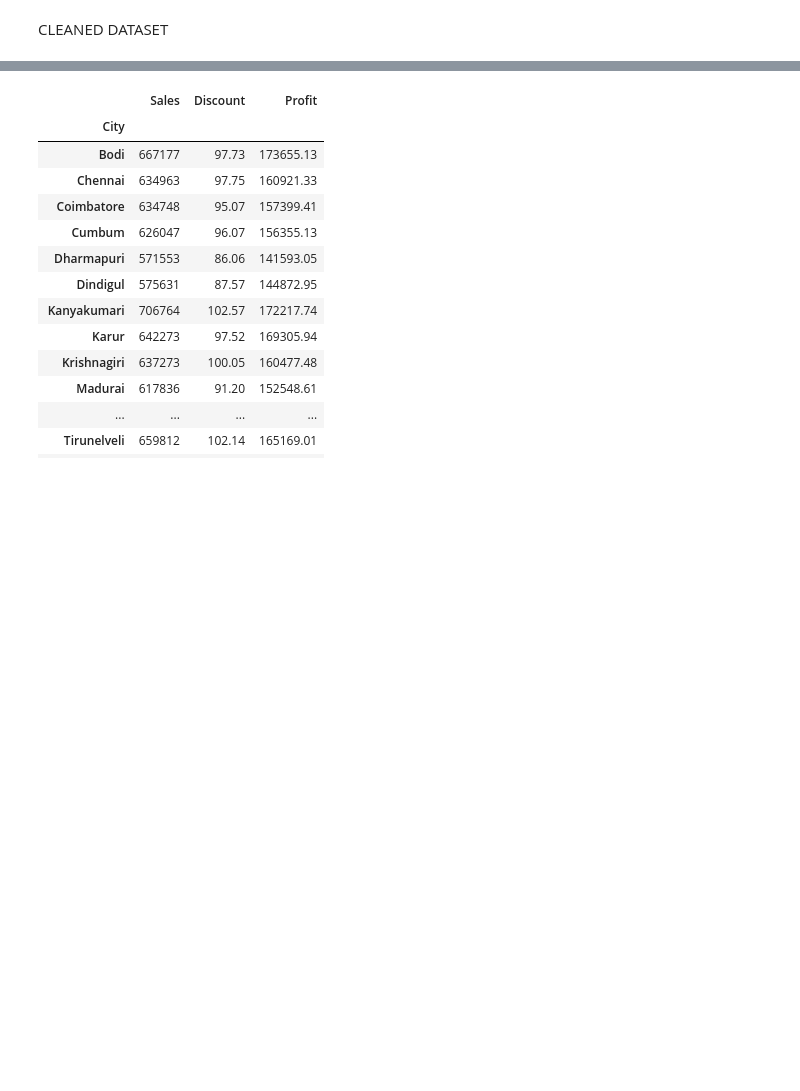
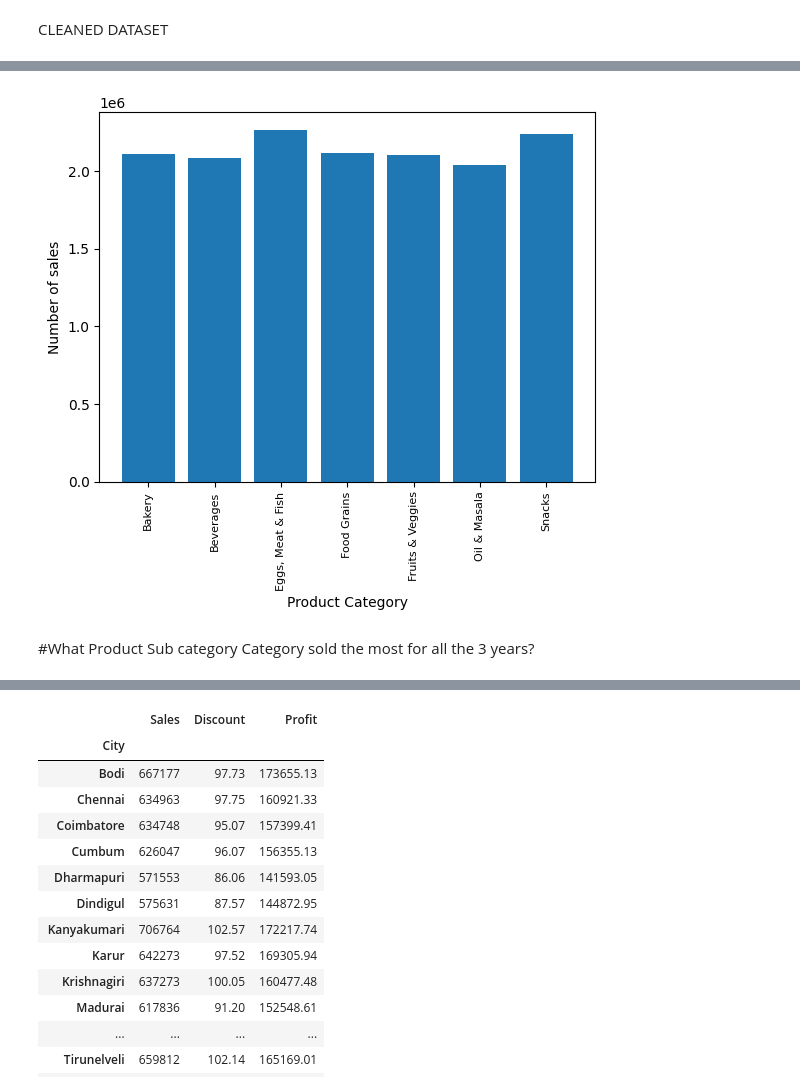
Before and after one commit to wandieinnocents/sales_analysis_pyhon_thesis_v3, a Jupyter notebook: v3_A_MULTIMODAL_ML_FRAMEWORK_FOR_BUSINESS_PERFORMANCE_ANALYSIS_Research_progress_v3.ipynb, the cells around one changed output, grey strips where cells are left out. Drawn from its saved outputs; the diff is of its cells as text; code cells hidden in the pictures; blank space fills up the shorter version.

```diff
--- a/v3_A_MULTIMODAL_ML_FRAMEWORK_FOR_BUSINESS_PERFORMANCE_ANALYSIS_Research_progress_v3.ipynb
+++ b/v3_A_MULTIMODAL_ML_FRAMEWORK_FOR_BUSINESS_PERFORMANCE_ANALYSIS_Research_progress_v3.ipynb
@@ -106,0 +118,7 @@ df.head(10)
+# %%
+product_category = df.groupby('Category')
+
+# product - category, quantiy orderd : sales
+#Visualizing
+product_category_sales = product_category.sum()['Sales']
+product_category_sales
@@ -106,0 +135,13 @@ df.head(10)
+# %%
+# vizualizing the dataset for product sales
+products = [product for product, df in product_category]
+
+plt.bar(products, product_category_sales)
+plt.ylabel('Number of sales')
+plt.xlabel('Product Category')
+plt.xticks(products, rotation='vertical', size=8)
+plt.show()
+# %% [output]
+[figure, added]
+# %% [markdown]
+#What Product Sub category Category sold the most for all the 3 years?
```
Also changed, not shown: parts of 17 cells of this notebook.
